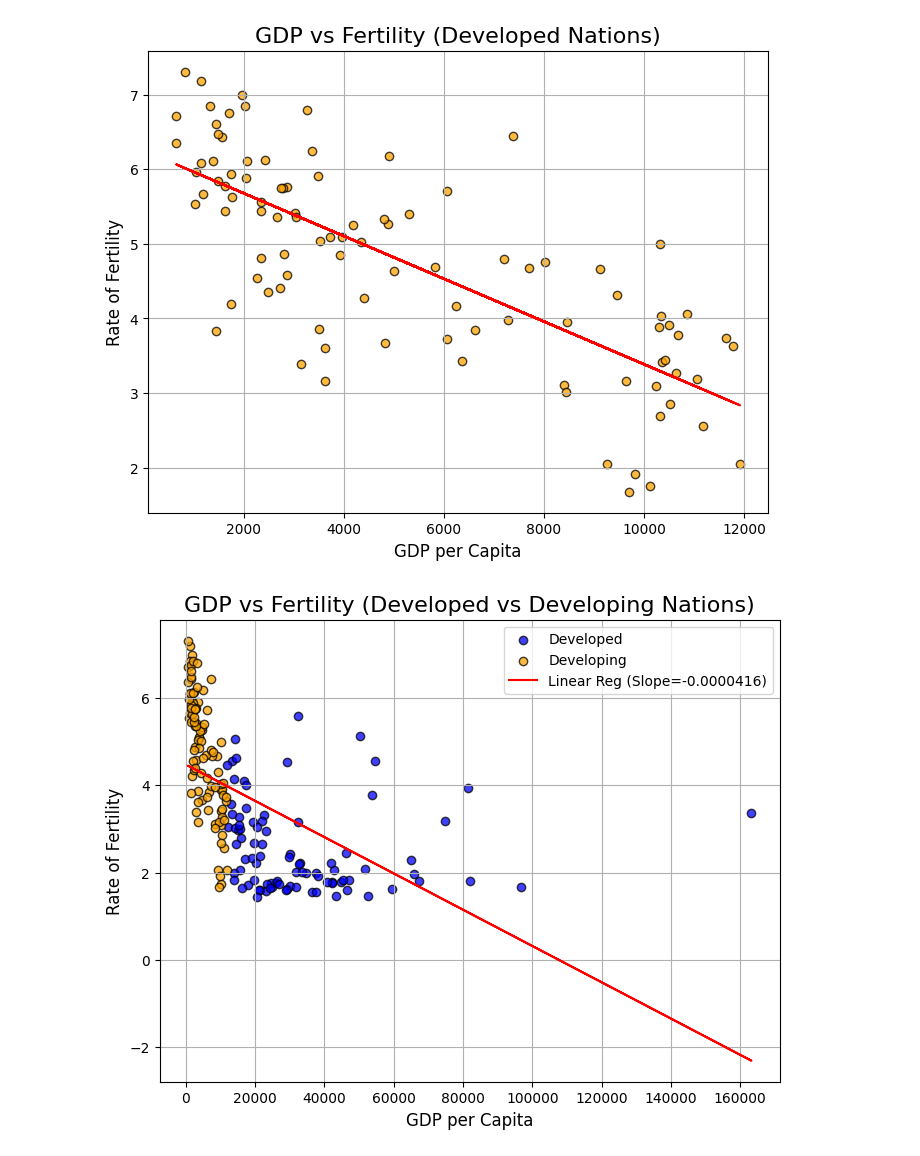
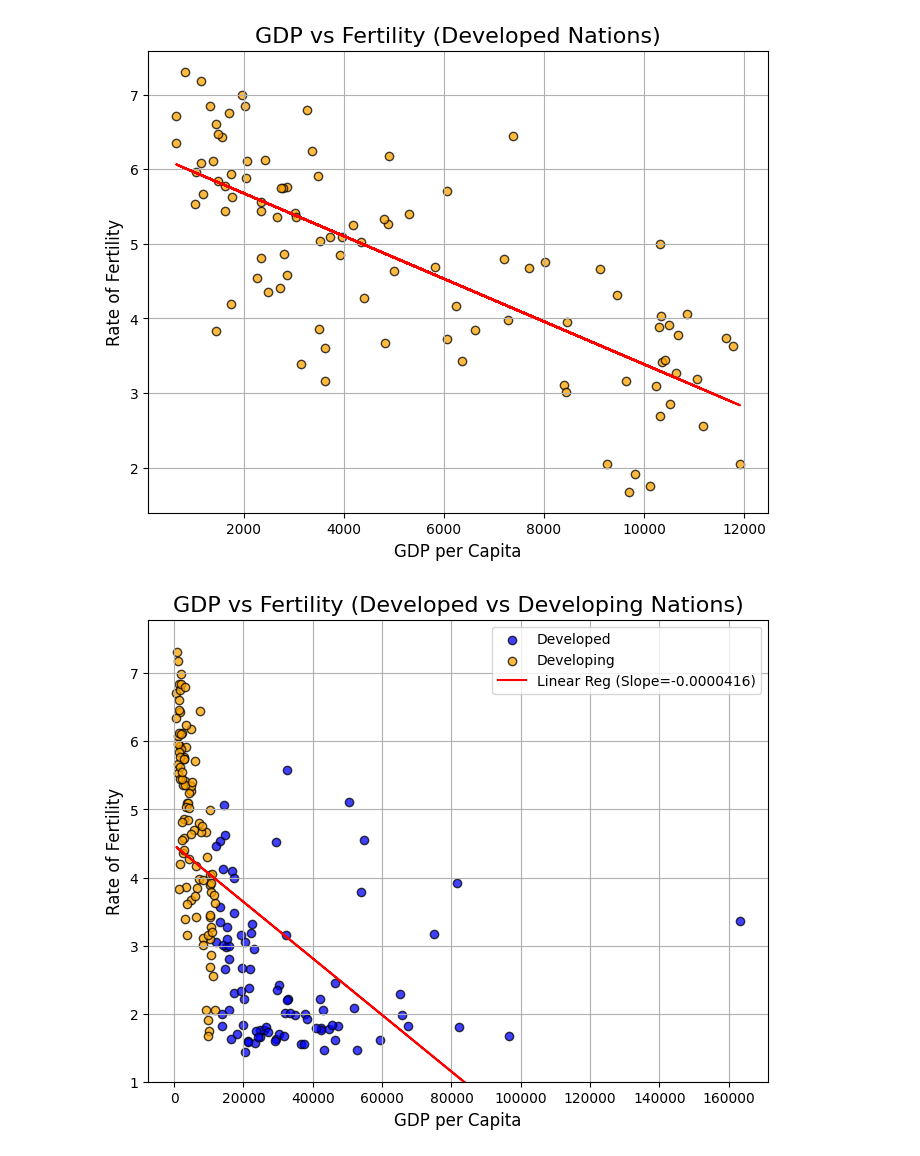
Before and after one commit to AidanDavid/development_vs_fertility, a Jupyter notebook: main.ipynb, the cells around one changed output. Drawn from its saved outputs; the diff is of its cells as text; code cells hidden in the pictures.

Commit message:
Small graph change

```diff
--- a/main.ipynb
+++ b/main.ipynb
@@ -319,29 +319,30 @@ plot_lin_reg(not_deved_df["Value"], not_deved_df["Fertility"], "GDP per Capita",
 # %%
 # Perform linear regression
 slope, intercept, _, _, _ = linregress(gdp_fertility_df["Value"], gdp_fertility_df["Fertility"])
 regress_values = slope * gdp_fertility_df["Value"] + intercept
 
 # make plot and line
 plt.figure(figsize=(8, 6))
 
 # Scatter for developed (blue)
 developed = gdp_fertility_df[gdp_fertility_df['Development'] == 'Developed']
 plt.scatter(developed["Value"], developed["Fertility"], color="blue", edgecolor='black',
 linewidths=1, marker='o', alpha=0.75, label='Developed')
 
 # Scatter for developing (orange)
 developing = gdp_fertility_df[gdp_fertility_df['Development'] == 'Developing']
 plt.scatter(developing["Value"], developing["Fertility"], color="orange", edgecolor='black',
             linewidths=1, marker='o', alpha=0.75, label='Developing')
 
 plt.plot(gdp_fertility_df["Value"], regress_values, color="red", label=f"Linear Reg (Slope={slope:.7f})")
 
 # Incorporate the other graph properties
+plt.ylim(1)
 plt.title("GDP vs Fertility (Developed vs Developing Nations)", fontsize=16)
 plt.xlabel("GDP per Capita", fontsize=12)
 plt.ylabel("Rate of Fertility", fontsize=12)
 plt.grid(True)
 plt.legend()
 plt.show()
 # %% [output]
-[figure, old version]
+[figure, new version]
```
